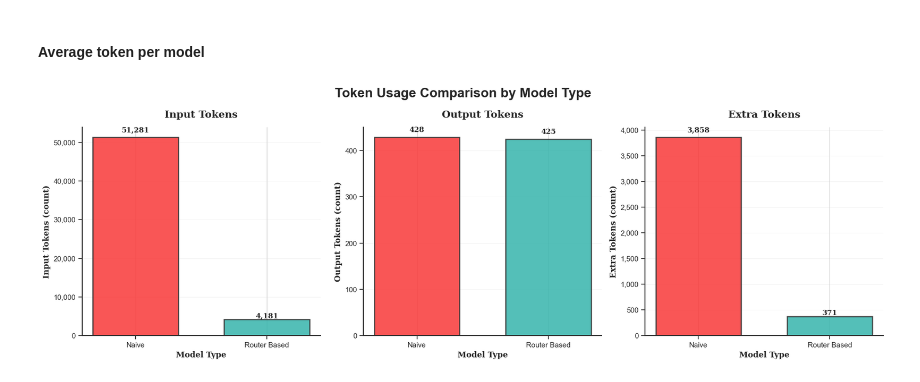
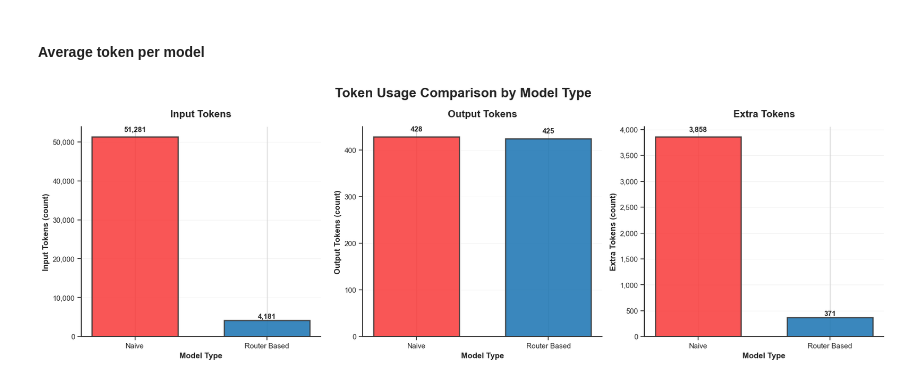
Before and after one commit to andreamurari/TesiMagistrale_NextQuerySuggestion, a Jupyter notebook: GeminiAPI_x_streamlit/token_usage_analysis.ipynb, the cells around one changed output. Saved outputs shown, nothing was run; the diff lists cells and outputs as text; code cells hidden in the pictures.

```diff
--- a/GeminiAPI_x_streamlit/token_usage_analysis.ipynb
+++ b/GeminiAPI_x_streamlit/token_usage_analysis.ipynb
@@ -99,7 +99,7 @@ display(model_time_usage_df)
 ### Cmap
 # %%
 # Colormap for each Step category
-router_based = "#3cb6aed6"
+router_based = "#1F77B4"
 full_db = "#f93e3e"
 
 step_cmap = {
@@ -146,38 +146,38 @@ for idx, metric in enumerate(metrics):
                    color=[model_cmap[model] for model in model_token_usage_df['Model']],
                    edgecolor='#333333', linewidth=1.8, alpha=0.88, width=0.65)
 
-    ax.set_title(f'{metric}', fontsize=15, fontweight='bold', pad=15, family='serif')
-    ax.set_ylabel(f'{metric} (count)', fontsize=12, fontweight='bold', family='serif')
-    ax.set_xlabel('Model Type', fontsize=12, fontweight='bold', family='serif')
+    ax.set_title(f'{metric}', fontsize=15, fontweight='bold', pad=15)
+    ax.set_ylabel(f'{metric} (count)', fontsize=12, fontweight='bold')
+    ax.set_xlabel('Model Type', fontsize=12, fontweight='bold')
     ax.grid(axis='y', alpha=0.25, linestyle='-', linewidth=0.7)
     ax.set_axisbelow(True)
 
     # Improve tick labels
     ax.tick_params(axis='both', which='major', labelsize=11, length=6, width=1.2)
     ax.tick_params(axis='y', which='minor', labelsize=10)
 
     # Format y-axis with thousand separators
     ax.yaxis.set_major_formatter(plt.FuncFormatter(lambda x, p: f'{int(x):,}'))
 
     # Add value labels on bars with better formatting
     for bar in bars:
         height = bar.get_height()
         ax.text(bar.get_x() + bar.get_width()/2., height * 1.02,
                 f'{int(height):,}',
-                ha='center', va='bottom', fontsize=11, fontweight='bold', family='serif')
+                ha='center', va='bottom', fontsize=11, fontweight='bold')
 
     # Remove top and right spines
     ax.spines['top'].set_visible(False)
     ax.spines['right'].set_visible(False)
     ax.spines['left'].set_linewidth(1.5)
     ax.spines['bottom'].set_linewidth(1.5)
     ax.spines['left'].set_color('#333333')
     ax.spines['bottom'].set_color('#333333')
 
 plt.tight_layout()
 plt.show()
 # %% [output]
-[figure, old version]
+[figure, new version]
 # %%
 # Set academic style
 plt.rcParams['font.family'] = 'serif'
```
Also changed, not shown: parts of 2 cells of this notebook.
